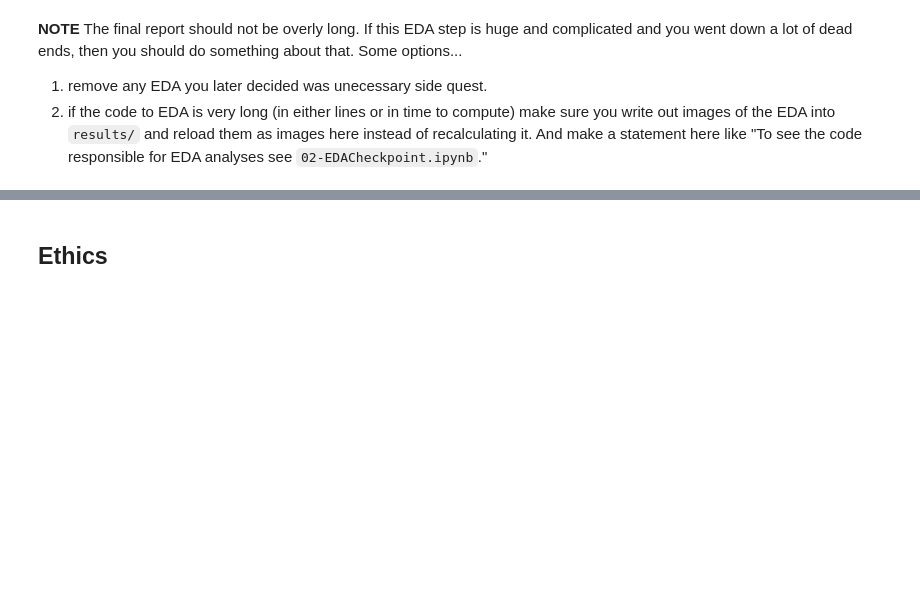
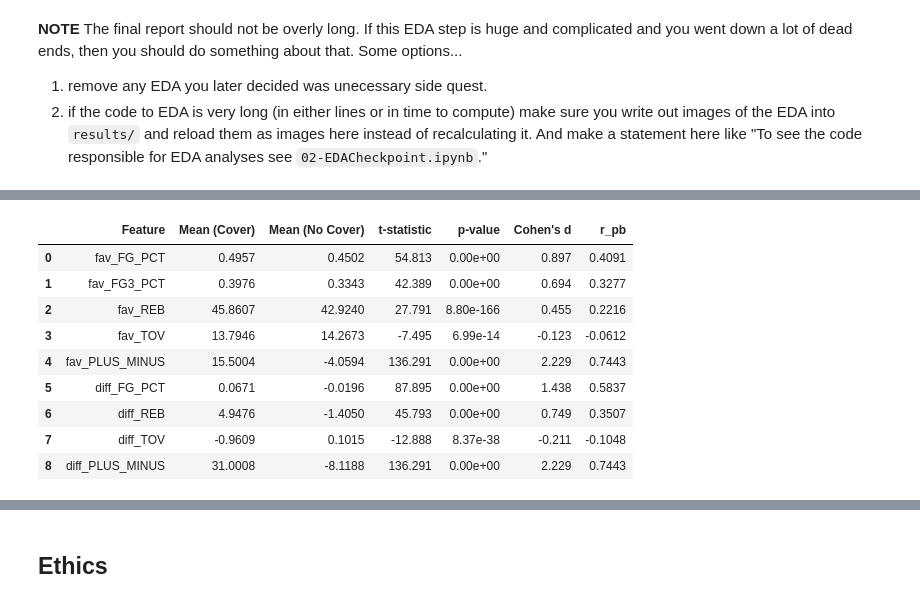
Before and after one commit to COGS108/Group064_WI26, a Jupyter notebook: 03-FinalProject.ipynb, the cells around one changed output, grey strips where cells are left out. Saved outputs shown, nothing was run; the diff lists cells and outputs as text; code cells hidden in the pictures; blank space fills up the shorter version.

```diff
--- a/03-FinalProject.ipynb
+++ b/03-FinalProject.ipynb
@@ -761,0 +1075,27 @@ Some more words and stuff.  Remember notebooks work best if you interleave the c
+# %%
+analysis1_table = stat_df[
+    stat_df['Feature'].isin([
+        'fav_FG_PCT',
+        'fav_FG3_PCT',
+        'fav_REB',
+        'fav_TOV',
+        'fav_PLUS_MINUS',
+        'diff_FG_PCT',
+        'diff_REB',
+        'diff_TOV',
+        'diff_PLUS_MINUS'
+    ])
+].copy()
+
+analysis1_table
+# %% [output]
+|  | Feature | Mean (Cover) | Mean (No Cover) | t-statistic | p-value | Cohen's d | r_pb |
+| 0 | fav_FG_PCT | 0.4957 | 0.4502 | 54.813 | 0.00e+00 | 0.897 | 0.4091 |
+| 1 | fav_FG3_PCT | 0.3976 | 0.3343 | 42.389 | 0.00e+00 | 0.694 | 0.3277 |
+| 2 | fav_REB | 45.8607 | 42.9240 | 27.791 | 8.80e-166 | 0.455 | 0.2216 |
+| 3 | fav_TOV | 13.7946 | 14.2673 | -7.495 | 6.99e-14 | -0.123 | -0.0612 |
+| 4 | fav_PLUS_MINUS | 15.5004 | -4.0594 | 136.291 | 0.00e+00 | 2.229 | 0.7443 |
+| 5 | diff_FG_PCT | 0.0671 | -0.0196 | 87.895 | 0.00e+00 | 1.438 | 0.5837 |
+| 6 | diff_REB | 4.9476 | -1.4050 | 45.793 | 0.00e+00 | 0.749 | 0.3507 |
+| 7 | diff_TOV | -0.9609 | 0.1015 | -12.888 | 8.37e-38 | -0.211 | -0.1048 |
+| 8 | diff_PLUS_MINUS | 31.0008 | -8.1188 | 136.291 | 0.00e+00 | 2.229 | 0.7443 |
```
Also changed, not shown: parts of 47 cells of this notebook, 4 other files.
